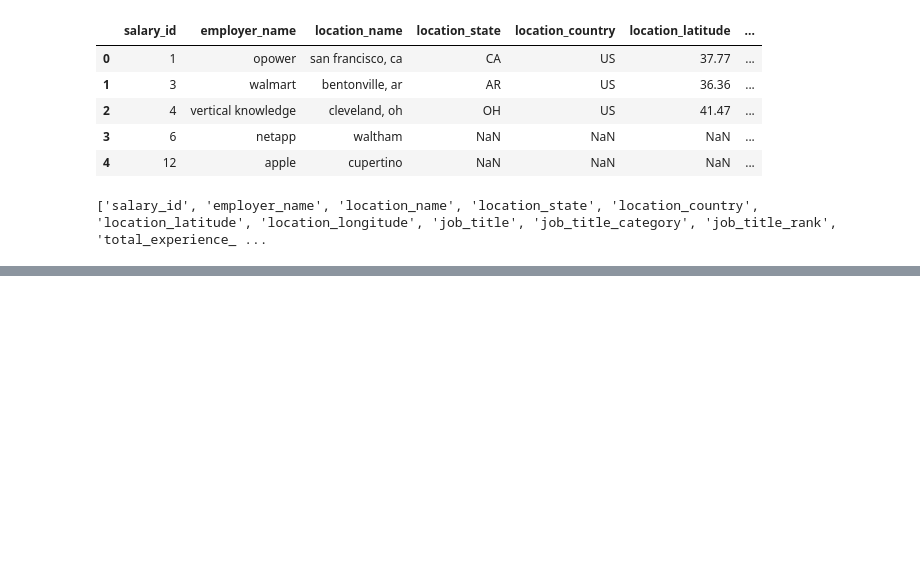
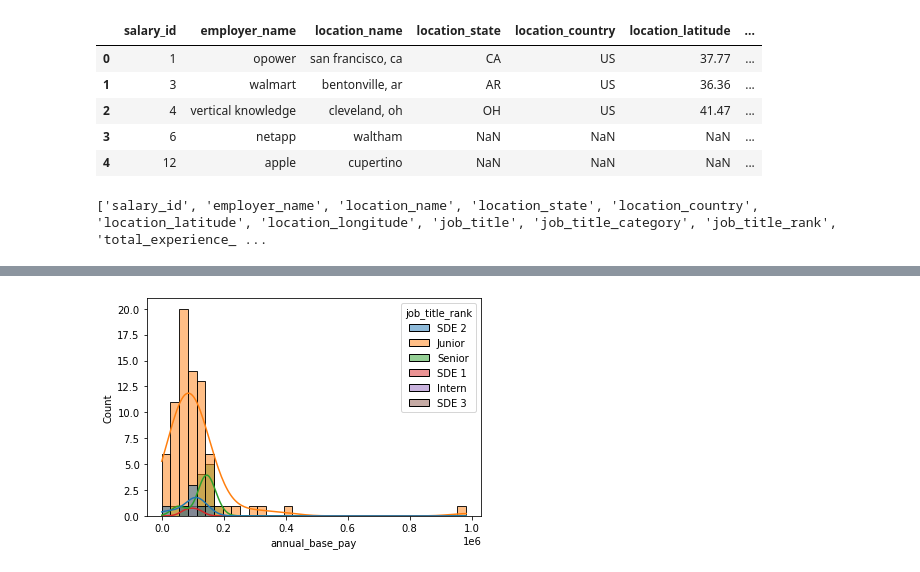
Before and after one commit to KevinSaigon/ECON323-Project, a Jupyter notebook: project.ipynb, the cells around one changed output, grey strips where cells are left out. Cells and saved outputs as stored; diff of their text form; code cells hidden in the pictures; blank space fills up the shorter version.

```diff
--- a/project.ipynb
+++ b/project.ipynb
@@ -21,0 +97,20 @@ print(list(df.columns))
+# %%
+viz_data = train_df.copy()
+
+# before transformation
+print(viz_data["job_title_rank"].value_counts(dropna=False))
+
+def transform_rank(x):
+    if x in {"1", "2", "3", "4"}:
+        # print(x)
+        return "SDE {}".format(x)
+    elif pd.isnull(x):
+        return "Junior"
+    else:
+        return str(x)
+
+viz_data["job_title_rank"] = viz_data["job_title_rank"].map(transform_rank)
+
+# after transformation
+print()
+print(viz_data["job_title_rank"].value_counts())
@@ -21,0 +136,7 @@ print(list(df.columns))
+# %%
+fig, ax = plt.subplots()
+sns.histplot(x='annual_base_pay', data=viz_data.head(100), ax=ax, kde=True, hue='job_title_rank')
+
+plt.show()
+# %% [output]
+[figure, added]
```
Also changed, not shown: parts of 45 cells of this notebook.
